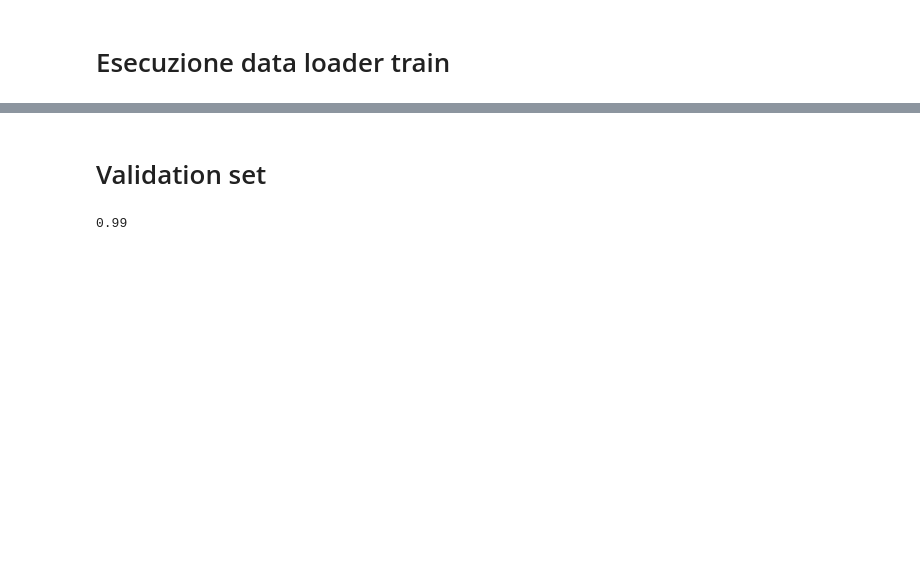
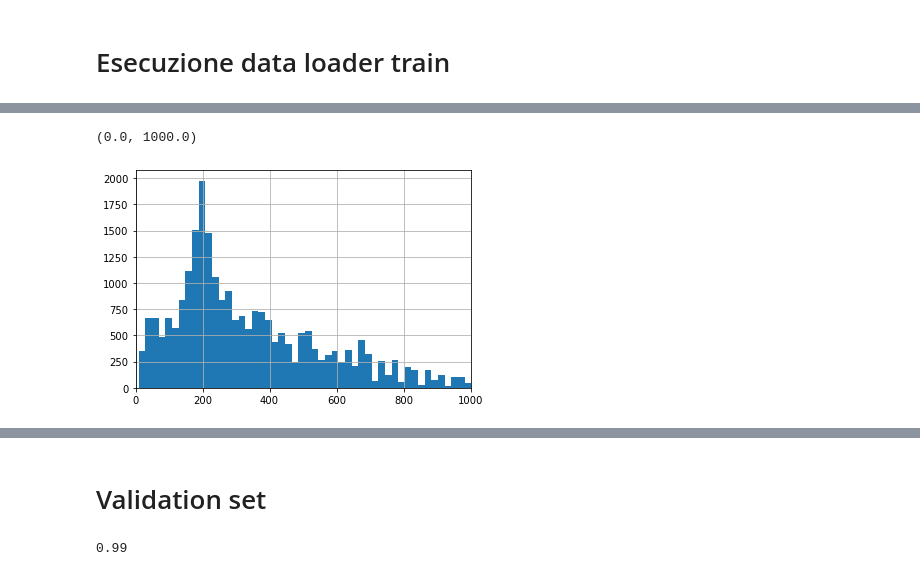
Before and after one commit to giorgiobini/RIME, a Jupyter notebook: src/Decide_hyperparameters_dataloader.ipynb, the cells around one changed output, grey strips where cells are left out. Drawn from its saved outputs; the diff is of its cells as text; code cells hidden in the pictures; blank space fills up the shorter version.

```diff
--- a/src/Decide_hyperparameters_dataloader.ipynb
+++ b/src/Decide_hyperparameters_dataloader.ipynb
@@ -174,10 +171,12 @@ dataset_paris = RNADatasetNT(
             max_n_groups = max_n_groups_train,
 )
 # %%
-n_epochs = 5
-neg_len_1 = []
+n_epochs = 1
+sn_len_1 = []
+sn_len_2 = []
+enhn_len_1 = []
+enhn_len_2 = []
 pos_len_1 = []
-neg_len_2 = []
 pos_len_2 = []
 matrix_area_neg = []
 matrix_area_pos = []
@@ -202,8 +201,12 @@ for epoch in tqdm(range(n_epochs)):
             pos_len_2.append(box.y2-box.y1)
             matrix_area_pos.append((box.x2-box.x1)*(box.y2-box.y1))
         else:
-            neg_len_1.append(box.x2-box.x1)
-            neg_len_2.append(box.y2-box.y1)
+            if sample.policy == 'smartneg':
+                sn_len_1.append(box.x2-box.x1)
+                sn_len_2.append(box.y2-box.y1)
+            else:
+                enhn_len_1.append(box.x2-box.x1)
+                enhn_len_2.append(box.y2-box.y1)
             matrix_area_neg.append((box.x2-box.x1)*(box.y2-box.y1))
 
         g1 = re.search('(.*)_(.*)_(.*)', sample.gene1).group(1)
@@ -211,10 +214,19 @@ for epoch in tqdm(range(n_epochs)):
         all_couples_id.append(g1 + '_' + g2)
         all_couples_id.append(g2 + '_' + g1)
 
-neg_len = neg_len_1+neg_len_2
 pos_len = pos_len_1+pos_len_2
-label_n = ['n' for i in range(len(neg_len))]
 label_p = ['p' for i in range(len(pos_len))]
-label = label_n + label_p
-length = neg_len + pos_len
+sn_len = sn_len_1+sn_len_2
+label_sn = ['sn' for i in range(len(sn_len))]
+enhn_len = enhn_len_1+enhn_len_2
+label_enhn = ['enhn' for i in range(len(enhn_len))]
+label = label_p + label_sn + label_enhn
+length = pos_len + sn_len + enhn_len
 df_len = pd.DataFrame({'label':label, 'length':length})
+# %%
+df_len[df_len.label == 'sn'].length.hist(bins = 300)
+plt.xlim((0,1_000))
+#plt.xlim((1_000,6_000))
+# %% [output]
+(0.0, 1000.0)
+[figure, added]
```
Also changed, not shown: parts of 23 cells of this notebook, 5 other files.
